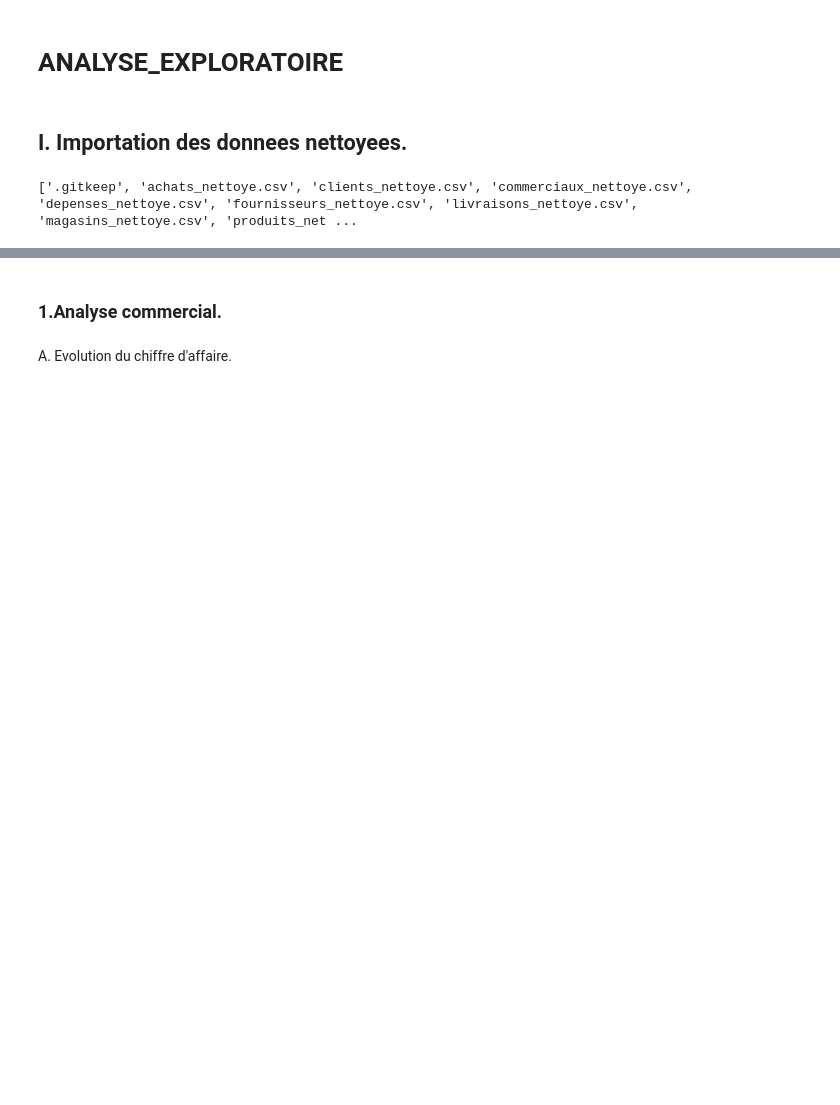
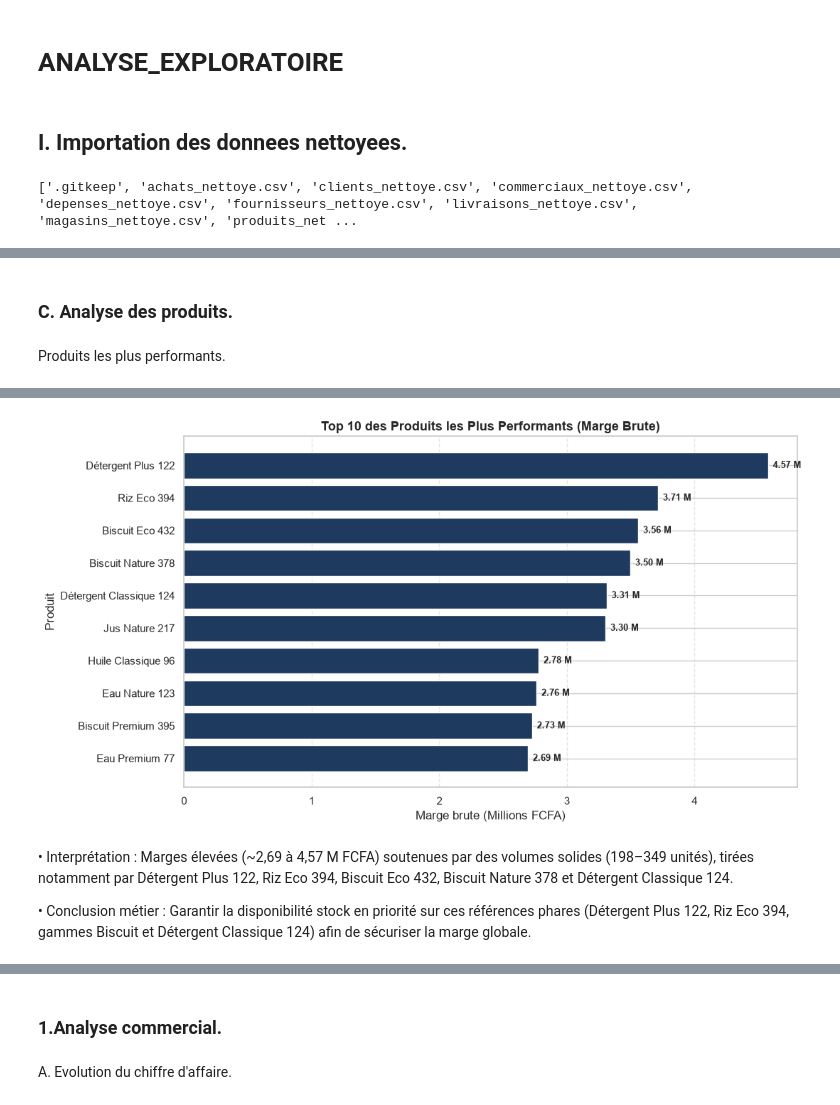
Before and after one commit to Agatte-Data/STAGE-DATA-ANALYST, a Jupyter notebook: 04_PYTHON/ANALYSE_APPROFONDIE.ipynb, the cells around one changed output, grey strips where cells are left out. Cells and saved outputs as stored; diff of their text form; code cells hidden in the pictures; blank space fills up the shorter version.

```diff
--- a/04_PYTHON/ANALYSE_EXPLORATOIRE.ipynb
+++ b/04_PYTHON/ANALYSE_APPROFONDIE.ipynb
@@ -32,0 +639,75 @@ stocks = pd.read_csv(os.path.join(dossier_nettoye, "stocks_nettoye.csv"))
+# %% [markdown]
+### C. Analyse des produits.
+# %% [markdown]
+Produits les plus performants.
+# %%
+# 1. Filtrer les ventes validées et joindre nom_produit et categorie depuis produits
+ventes_valides = ventes[
+    ventes["statut_vente"].str.lower() == "validée"
+].copy()
+
+df_prod = pd.merge(
+    ventes_valides,
+    produits[["id_produit", "nom_produit", "categorie"]].drop_duplicates(
+        subset=["id_produit"]
+    ),
+    on="id_produit",
+    how="left",
+)
+
+# 2. Agréger par produit
+perf_produits = df_prod.groupby(
+    ["id_produit", "nom_produit", "categorie"], as_index=False
+).agg(
+    CA=("chiffre_affaire_net", "sum"),
+    marge_brut=("marge_brute_ligne", "sum"),
+    nombre_vente=("id_vente", "nunique"),
+    quantite_total=("quantite", "sum"),
+)
+
+# 3. Top 10 des produits les plus performants selon marge_brut
+top10_produits = (
+    perf_produits.sort_values(by="marge_brut", ascending=False)
+    .head(10)
+    .reset_index(drop=True)
+)
+
+display(
+    top10_produits[[
+        "nom_produit",
+        "categorie",
+        "CA",
+        "marge_brut",
+        "nombre_vente",
+        "quantite_total",
+    ]]
+)
+
+# 4. Graphique Top 10 produits par marge_brut
+plt.figure(figsize=(11, 6))
+top10_plot = top10_produits.sort_values(by="marge_brut", ascending=True)
+bars = plt.barh(
+    top10_plot["nom_produit"], top10_plot["marge_brut"] / 1e6, color="#1E3A5F"
+)
+for bar in bars:
+    w = bar.get_width()
+    plt.annotate(
+        f"{w:,.2f} M",
+        (w, bar.get_y() + bar.get_height() / 2),
+        textcoords="offset points",
+        xytext=(5, 0),
+        va="center",
+        fontsize=9,
+        fontweight="bold",
+    )
+plt.title(
+    "Top 10 des Produits les Plus Performants (Marge Brute)",
+    fontsize=13,
+    fontweight="bold",
+)
+plt.xlabel("Marge brute (Millions FCFA)")
+plt.ylabel("Produit")
+plt.grid(axis="x", linestyle="--", alpha=0.5)
+plt.tight_layout()
+plt.show()
+# %% [output]
@@ -32,0 +725,5 @@ stocks = pd.read_csv(os.path.join(dossier_nettoye, "stocks_nettoye.csv"))
+[figure, added]
+# %% [markdown]
+•	Interprétation : Marges élevées (~2,69 à 4,57 M FCFA) soutenues par des volumes solides (198–349 unités), tirées notamment par Détergent Plus 122, Riz Eco 394, Biscuit Eco 432, Biscuit Nature 378 et Détergent Classique 124.
+
+•	Conclusion métier : Garantir la disponibilité stock en priorité sur ces références phares (Détergent Plus 122, Riz Eco 394, gammes Biscuit et Détergent Classique 124) afin de sécuriser la marge globale.
```
Also changed, not shown: parts of 43 cells of this notebook, 11 other files.
